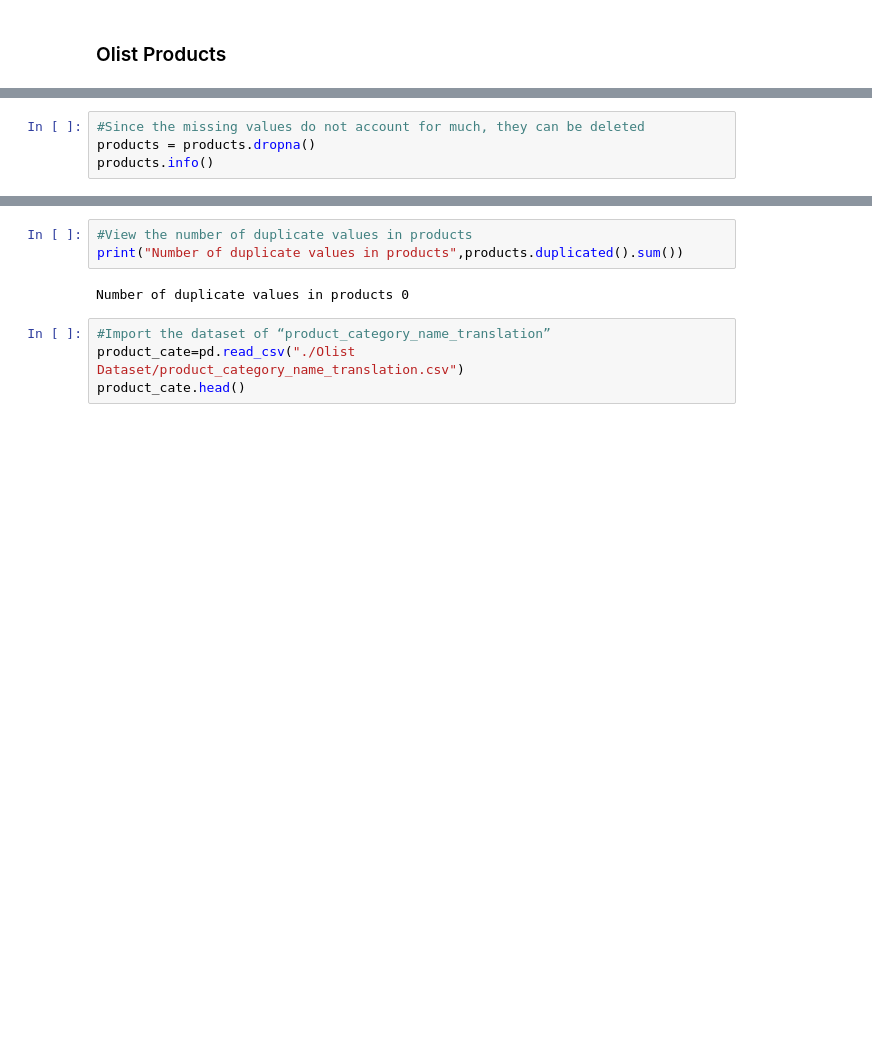
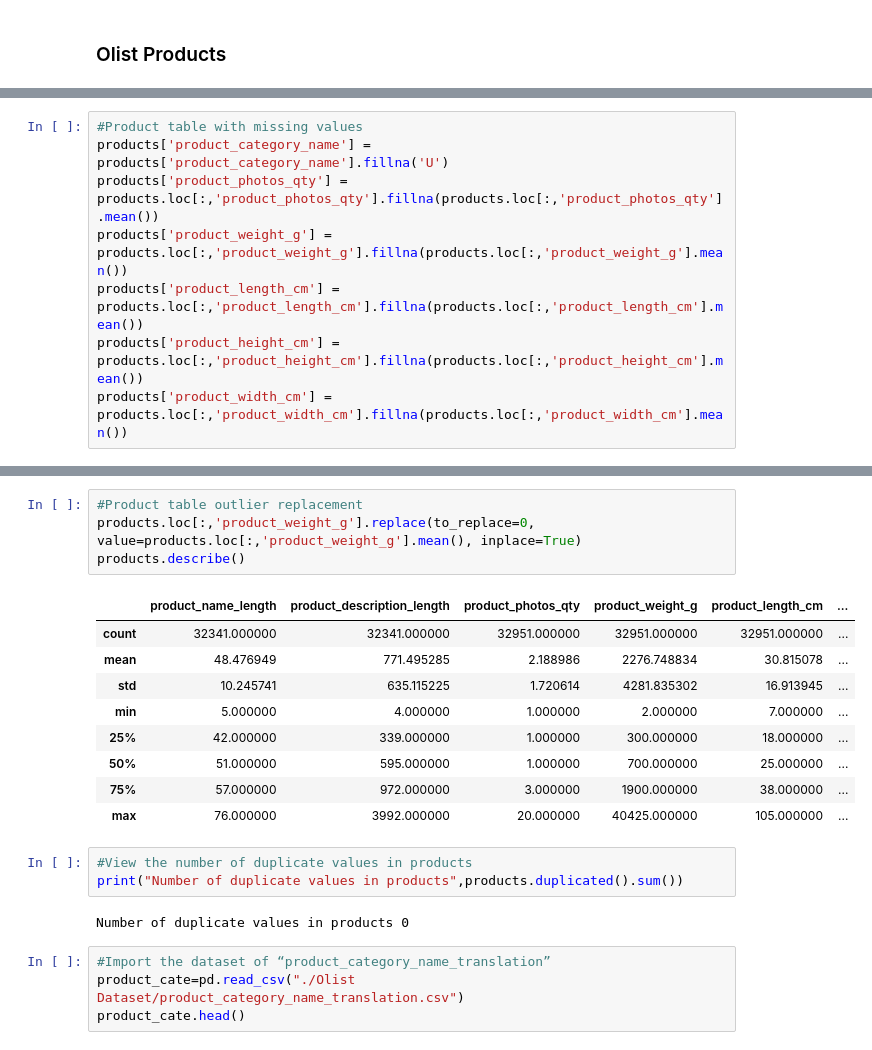
Before and after one commit to hilarylimyuxuan/Customer-Segmentation-Model, a Jupyter notebook: Olist Customer Segmentation Model.ipynb, the cells around one changed output, grey strips where cells are left out. Saved outputs shown, nothing was run; the diff lists cells and outputs as text; blank space fills up the shorter version.

```diff
--- a/Olist Customer Segmentation Model.ipynb
+++ b/Olist Customer Segmentation Model.ipynb
@@ -164,5 +164 @@ product_width_cm                        2              0.01%
 product_id                              0              0.00%
-# %%
-#Since the missing values do not account for much, they can be deleted
-products = products.dropna()
-products.info()
@@ -198,0 +165,8 @@ products.describe()
+# %%
+#Product table with missing values
+products['product_category_name'] = products['product_category_name'].fillna('U')
+products['product_photos_qty'] = products.loc[:,'product_photos_qty'].fillna(products.loc[:,'product_photos_qty'].mean())
+products['product_weight_g'] = products.loc[:,'product_weight_g'].fillna(products.loc[:,'product_weight_g'].mean())
+products['product_length_cm'] = products.loc[:,'product_length_cm'].fillna(products.loc[:,'product_length_cm'].mean())
+products['product_height_cm'] = products.loc[:,'product_height_cm'].fillna(products.loc[:,'product_height_cm'].mean())
+products['product_width_cm'] = products.loc[:,'product_width_cm'].fillna(products.loc[:,'product_width_cm'].mean())
@@ -204,6 +190,20 @@ products[products['product_weight_g']==0]
 | 13683 | 8038040ee2a71048d4bdbbdc985b69ab | cama_mesa_banho | 48.0 | 528.0 | 1.0 | ... |
 | 14997 | 36ba42dd187055e1fbe943b2d11430ca | cama_mesa_banho | 53.0 | 528.0 | 1.0 | ... |
 | 32079 | e673e90efa65a5409ff4196c038bb5af | cama_mesa_banho | 53.0 | 528.0 | 1.0 | ... |
+# %%
+#Product table outlier replacement
+products.loc[:,'product_weight_g'].replace(to_replace=0, value=products.loc[:,'product_weight_g'].mean(), inplace=True)
+products.describe()
+# %% [output]
+|  | product_name_length | product_description_length | product_photos_qty | product_weight_g | product_length_cm | ... |
+| count | 32341.000000 | 32341.000000 | 32951.000000 | 32951.000000 | 32951.000000 | ... |
+| mean | 48.476949 | 771.495285 | 2.188986 | 2276.748834 | 30.815078 | ... |
+| std | 10.245741 | 635.115225 | 1.720614 | 4281.835302 | 16.913945 | ... |
+| min | 5.000000 | 4.000000 | 1.000000 | 2.000000 | 7.000000 | ... |
+| 25% | 42.000000 | 339.000000 | 1.000000 | 300.000000 | 18.000000 | ... |
+| 50% | 51.000000 | 595.000000 | 1.000000 | 700.000000 | 25.000000 | ... |
+| 75% | 57.000000 | 972.000000 | 3.000000 | 1900.000000 | 38.000000 | ... |
+| max | 76.000000 | 3992.000000 | 20.000000 | 40425.000000 | 105.000000 | ... |
 # %%
 #View the number of duplicate values in products
 print("Number of duplicate values in products",products.duplicated().sum())
```
Also changed, not shown: parts of 5 cells of this notebook.
